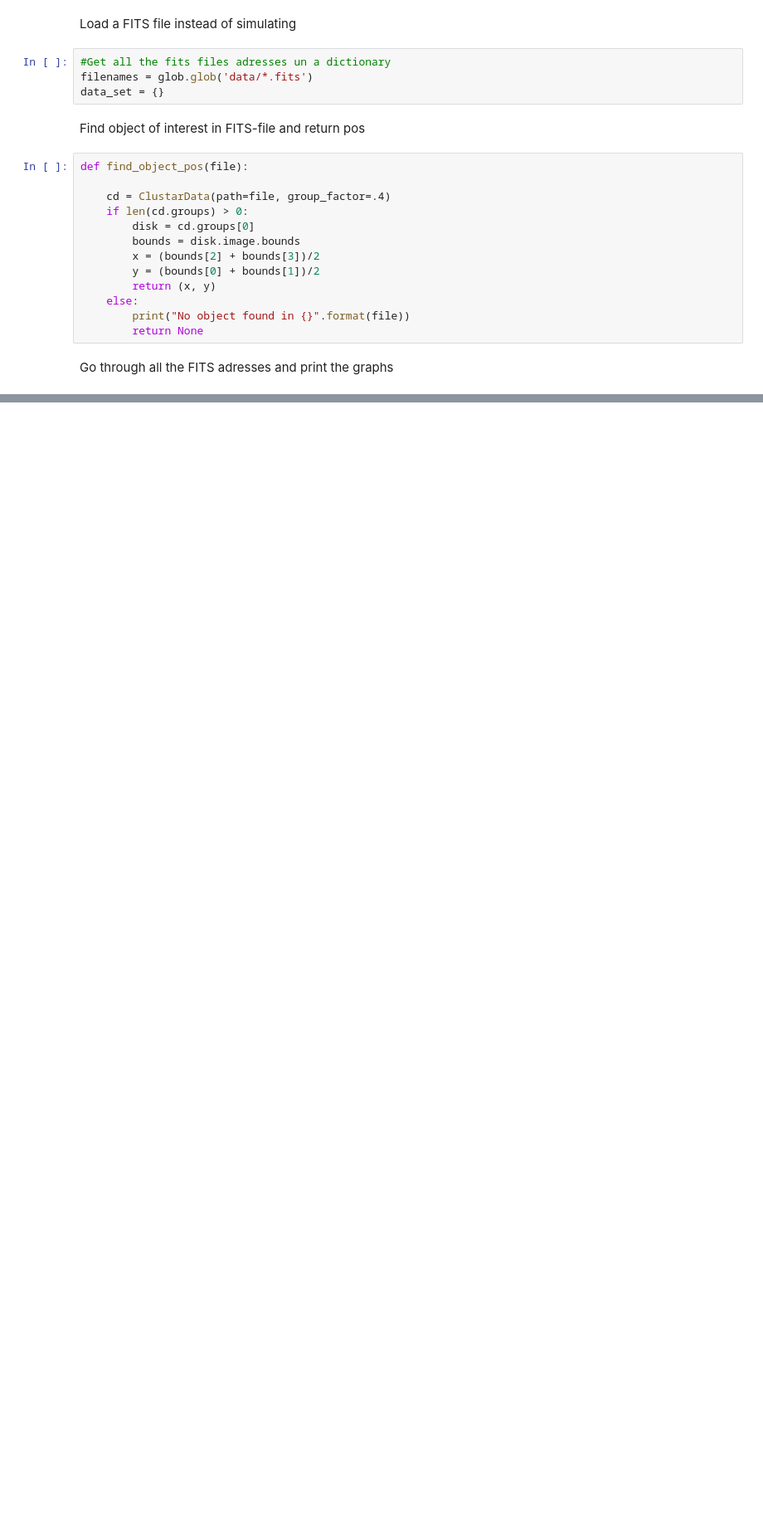
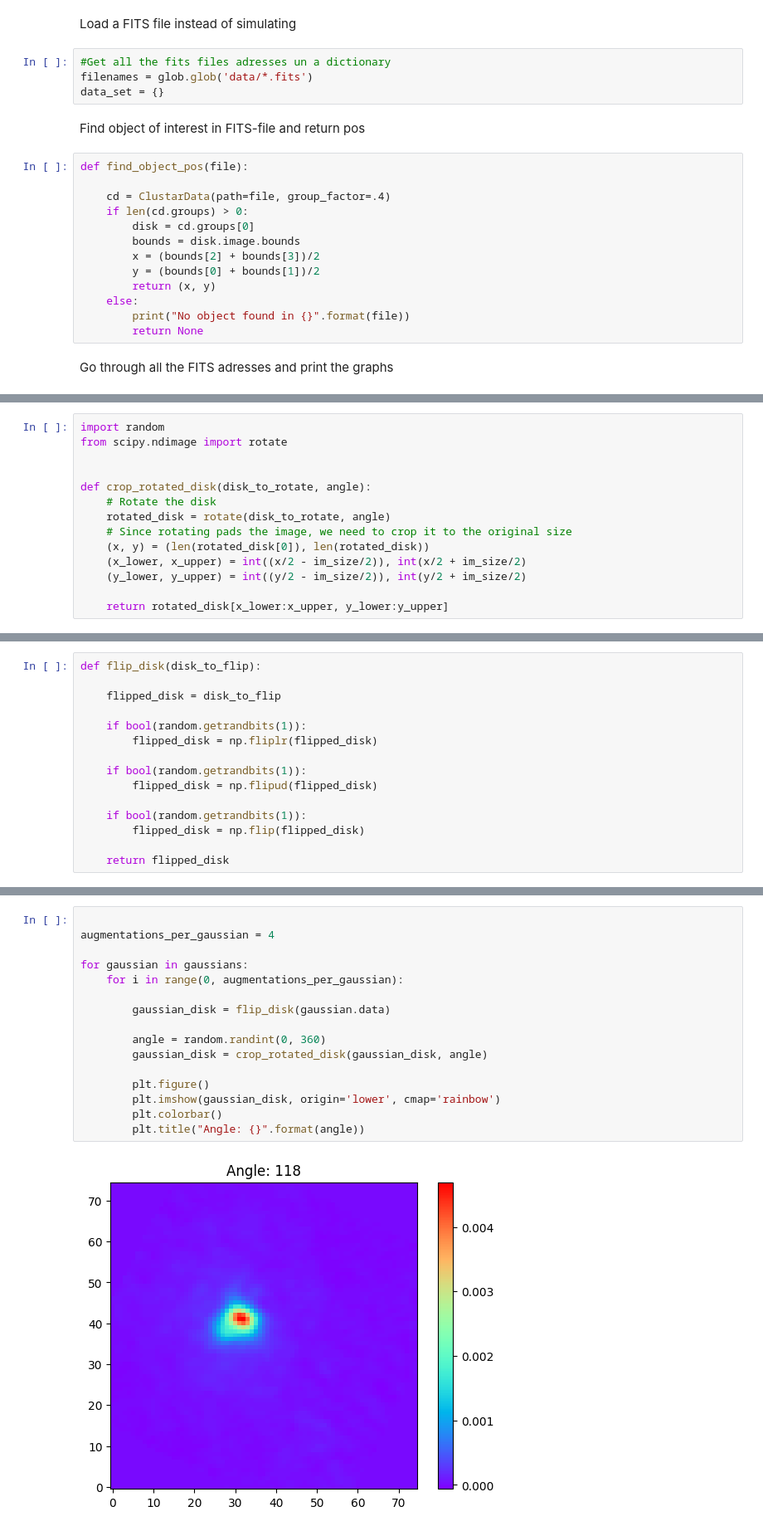
Before and after one commit to SvenneMcBoosted/ALMA, a Jupyter notebook: Code/Peter/fitsJ.ipynb, the cells around one changed output, grey strips where cells are left out. Shown: that part at 83% size. Saved outputs shown, nothing was run; the diff lists cells and outputs as text; blank space fills up the shorter version.

```diff
--- a/Code/Peter/fitsJ.ipynb
+++ b/Code/Peter/fitsJ.ipynb
@@ -96,0 +99,14 @@ NameError: name 'crops' is not defined
+# %%
+import random
+from scipy.ndimage import rotate
+
+
+def crop_rotated_disk(disk_to_rotate, angle):
+    # Rotate the disk
+    rotated_disk = rotate(disk_to_rotate, angle)
+    # Since rotating pads the image, we need to crop it to the original size
+    (x, y) = (len(rotated_disk[0]), len(rotated_disk))
+    (x_lower, x_upper) = int((x/2 - im_size/2)), int(x/2 + im_size/2)
+    (y_lower, y_upper) = int((y/2 - im_size/2)), int(y/2 + im_size/2)
+
+    return rotated_disk[x_lower:x_upper, y_lower:y_upper]
@@ -96,0 +115,15 @@ NameError: name 'crops' is not defined
+# %%
+def flip_disk(disk_to_flip):
+
+    flipped_disk = disk_to_flip
+
+    if bool(random.getrandbits(1)):
+        flipped_disk = np.fliplr(flipped_disk)
+
+    if bool(random.getrandbits(1)):
+        flipped_disk = np.flipud(flipped_disk)
+
+    if bool(random.getrandbits(1)):
+        flipped_disk = np.flip(flipped_disk)
+
+    return flipped_disk
@@ -96,0 +134,18 @@ NameError: name 'crops' is not defined
+# %%
+
+augmentations_per_gaussian = 4
+
+for gaussian in gaussians:
+    for i in range(0, augmentations_per_gaussian):
+
+        gaussian_disk = flip_disk(gaussian.data)
+
+        angle = random.randint(0, 360)
+        gaussian_disk = crop_rotated_disk(gaussian_disk, angle)
+
+        plt.figure()
+        plt.imshow(gaussian_disk, origin='lower', cmap='rainbow')
+        plt.colorbar()
+        plt.title("Angle: {}".format(angle))
+# %% [output]
+[figure, added]
```
Also changed, not shown: parts of 7 cells of this notebook.
